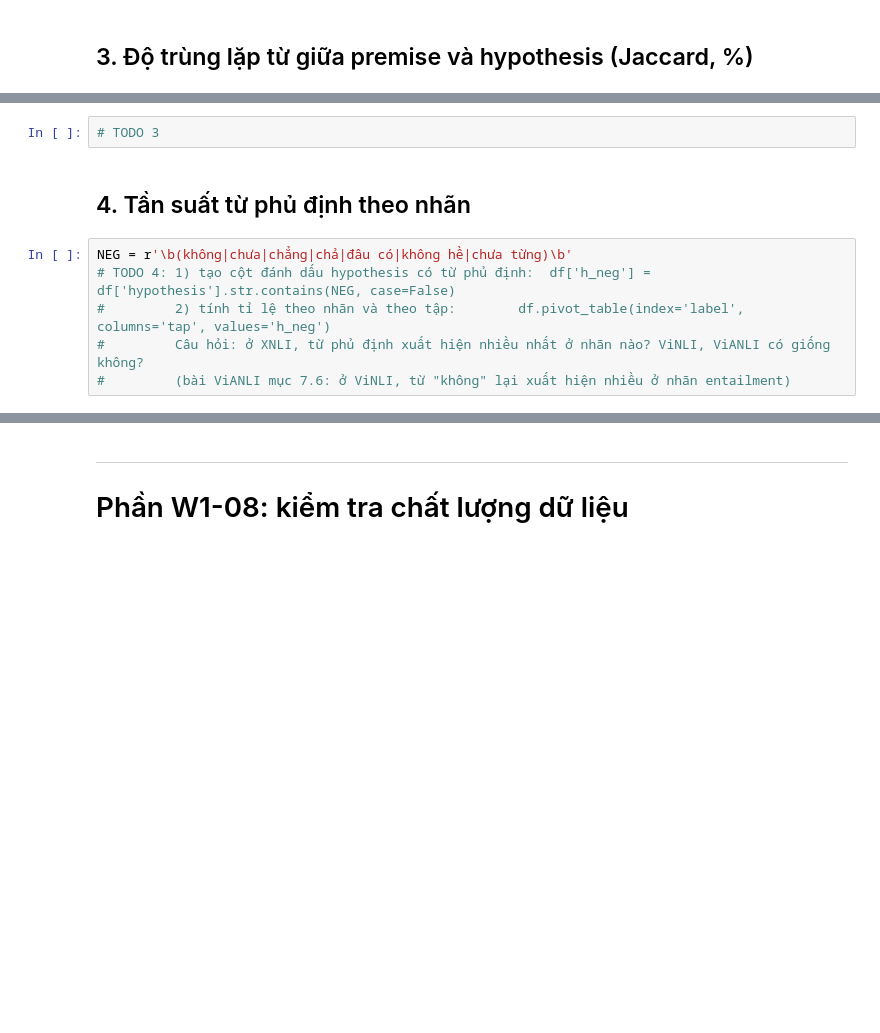
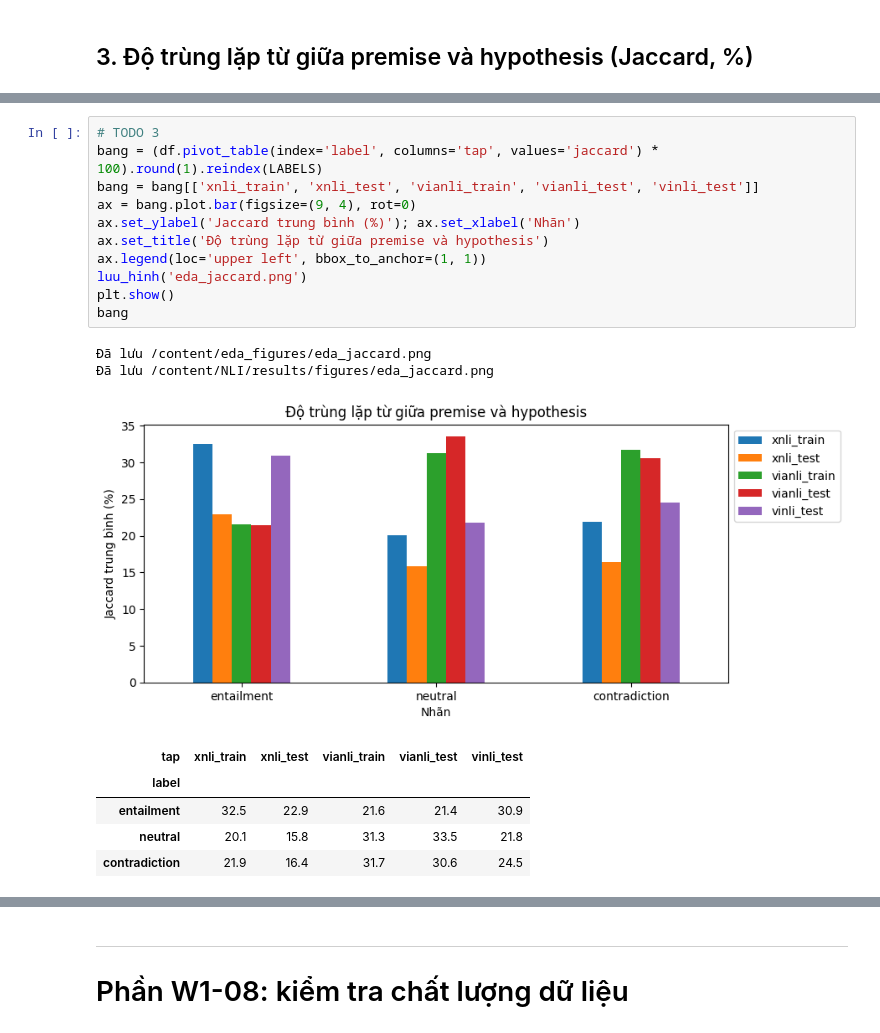
Before and after one commit to quanuiter/NLI, a Jupyter notebook: notebooks/01_eda.ipynb, the cells around one changed output, grey strips where cells are left out. Saved outputs shown, nothing was run; the diff lists cells and outputs as text; blank space fills up the shorter version.

```diff
--- a/notebooks/01_eda.ipynb
+++ b/notebooks/01_eda.ipynb
@@ -66,10 +161,20 @@ Nhận xét: ở bộ nào các cặp entailment có độ trùng lặp từ cao
-# %%
-# TODO 3
-# %% [markdown]
-## 4. Tần suất từ phủ định theo nhãn
-# %%
-NEG = r'\b(không|chưa|chẳng|chả|đâu có|không hề|chưa từng)\b'
-# TODO 4: 1) tạo cột đánh dấu hypothesis có từ phủ định:  df['h_neg'] = df['hypothesis'].str.contains(NEG, case=False)
-#         2) tính tỉ lệ theo nhãn và theo tập:        df.pivot_table(index='label', columns='tap', values='h_neg')
-#         Câu hỏi: ở XNLI, từ phủ định xuất hiện nhiều nhất ở nhãn nào? ViNLI, ViANLI có giống không?
-#         (bài ViANLI mục 7.6: ở ViNLI, từ "không" lại xuất hiện nhiều ở nhãn entailment)
+# %%
+# TODO 3
+bang = (df.pivot_table(index='label', columns='tap', values='jaccard') * 100).round(1).reindex(LABELS)
+bang = bang[['xnli_train', 'xnli_test', 'vianli_train', 'vianli_test', 'vinli_test']]
+ax = bang.plot.bar(figsize=(9, 4), rot=0)
+ax.set_ylabel('Jaccard trung bình (%)'); ax.set_xlabel('Nhãn')
+ax.set_title('Độ trùng lặp từ giữa premise và hypothesis')
+ax.legend(loc='upper left', bbox_to_anchor=(1, 1))
+luu_hinh('eda_jaccard.png')
+plt.show()
+bang
+# %% [output]
+Đã lưu /content/eda_figures/eda_jaccard.png
+Đã lưu /content/NLI/results/figures/eda_jaccard.png
+[figure, added]
+| tap | xnli_train | xnli_test | vianli_train | vianli_test | vinli_test |
+| label |  |  |  |  |  |
+| entailment | 32.5 | 22.9 | 21.6 | 21.4 | 30.9 |
+| neutral | 20.1 | 15.8 | 31.3 | 33.5 | 21.8 |
+| contradiction | 21.9 | 16.4 | 31.7 | 30.6 | 24.5 |
```
Also changed, not shown: parts of 20 cells of this notebook.
